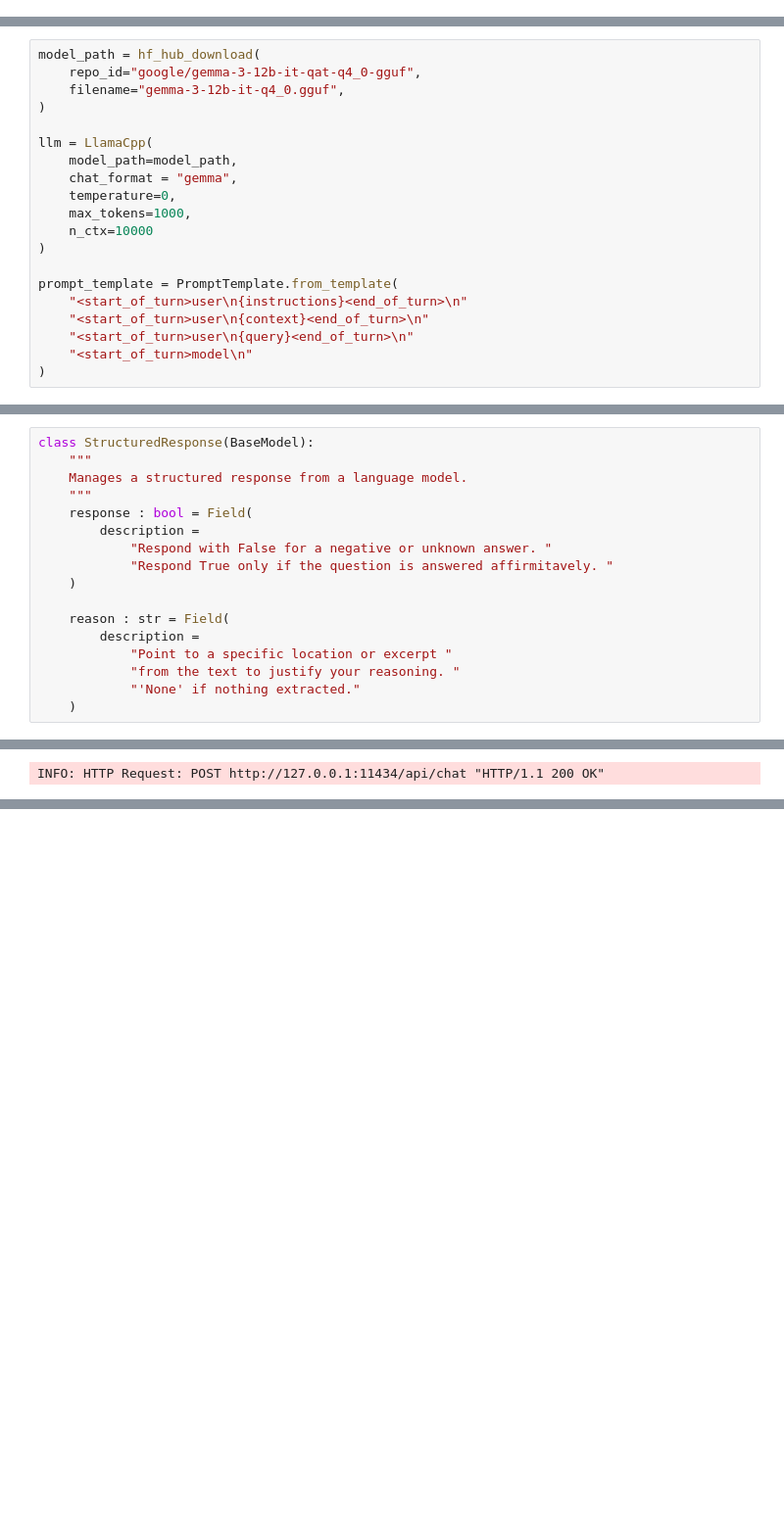
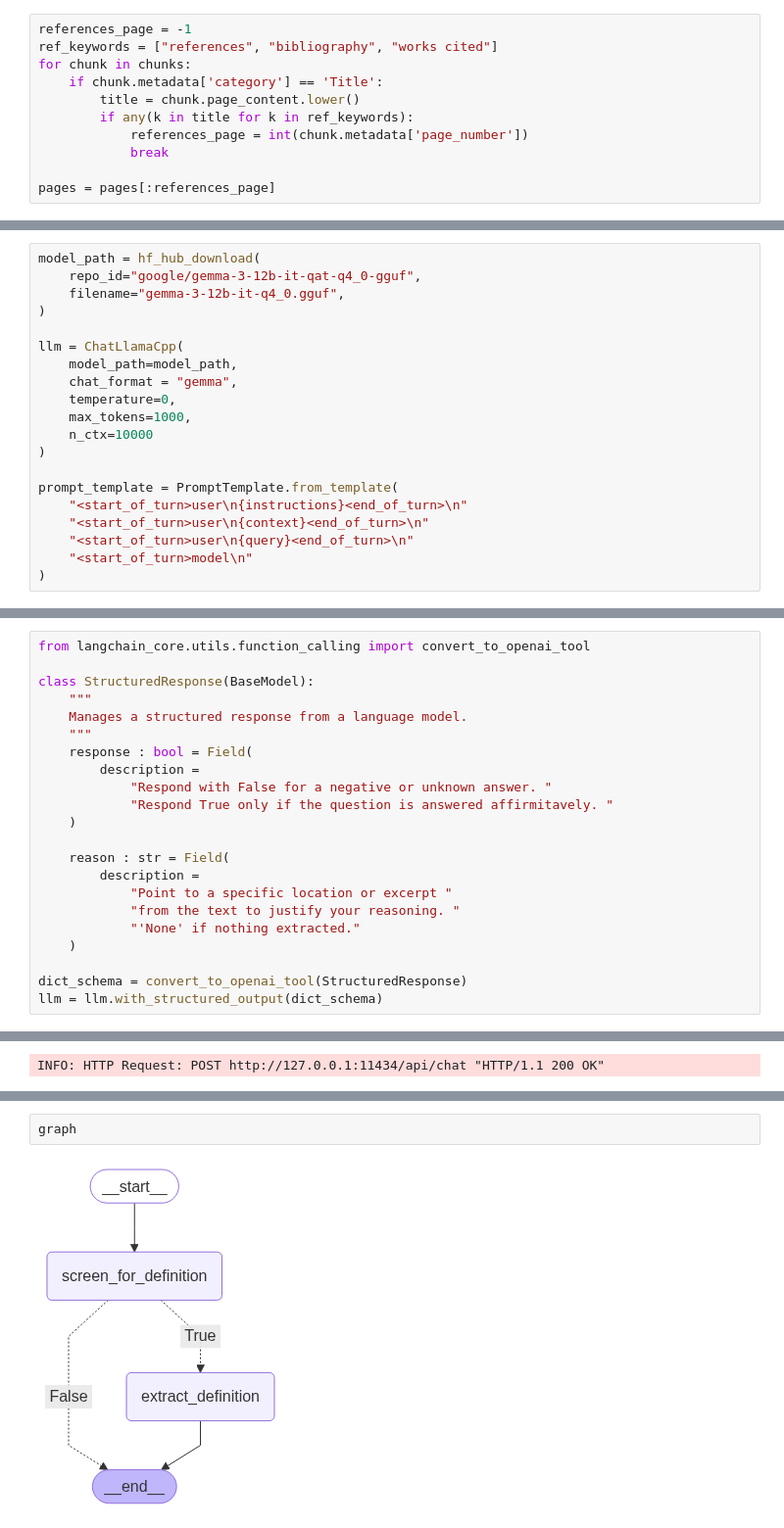
Before and after one commit to kevinqnb/systematic-review, a Jupyter notebook: examples/testing.ipynb, the cells around one changed output, grey strips where cells are left out. Shown: that part at 98% size. Drawn from its saved outputs; the diff is of its cells as text; blank space fills up the shorter version.

```diff
--- a/examples/testing.ipynb
+++ b/examples/testing.ipynb
@@ -64,0 +73,11 @@ INFO: Reading PDF for file: ../papers/examples/ponds1.pdf ...
+# %%
+references_page = -1
+ref_keywords = ["references", "bibliography", "works cited"]
+for chunk in chunks:
+    if chunk.metadata['category'] == 'Title':
+        title = chunk.page_content.lower()
+        if any(k in title for k in ref_keywords):
+            references_page = int(chunk.metadata['page_number'])
+            break
+
+pages = pages[:references_page]
@@ -208,7 +235,7 @@ model_path = hf_hub_download(
     filename="gemma-3-12b-it-q4_0.gguf",
 )
 
-llm = LlamaCpp(
+llm = ChatLlamaCpp(
     model_path=model_path,
     chat_format = "gemma",
     temperature=0,
@@ -243,6 +270,8 @@ Available chat formats from metadata: chat_template.default
 # %% [markdown]
 ### Chat
 # %%
+from langchain_core.utils.function_calling import convert_to_openai_tool
+
 class StructuredResponse(BaseModel):
     """
     Manages a structured response from a language model.
@@ -259,6 +288,9 @@ class StructuredResponse(BaseModel):
             "from the text to justify your reasoning. "
             "'None' if nothing extracted."
     )
+
+dict_schema = convert_to_openai_tool(StructuredResponse)
+llm = llm.with_structured_output(dict_schema)
 # %%
 #llm = llm.with_structured_output(StructuredResponse)
 
@@ -371,0 +528,4 @@ Yes, the page includes some numerical data related to physical or chemical attri
+# %%
+graph
+# %% [output]
+[figure, added]
```
Also changed, not shown: parts of 12 cells of this notebook, 2 other files.
